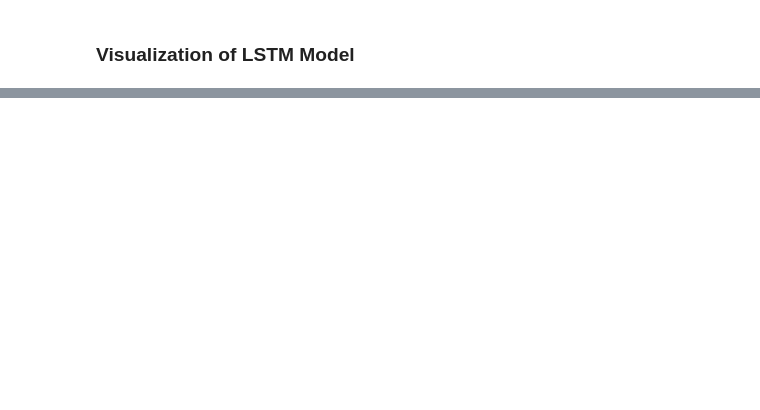
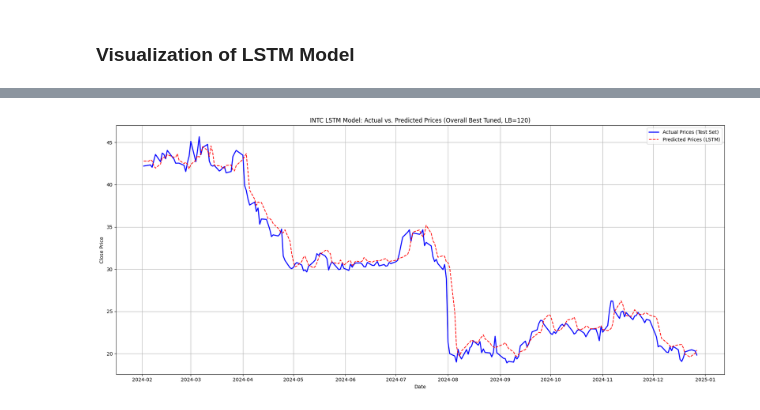
Before and after one commit to orevs-com/Stock-Market-Project, a Jupyter notebook: MSc_Final_Project.ipynb, the cells around one changed output, grey strips where cells are left out. Cells and saved outputs as stored; diff of their text form; code cells hidden in the pictures; blank space fills up the shorter version.

```diff
--- a/MSc_Final_Project.ipynb
+++ b/MSc_Final_Project.ipynb
@@ -928,0 +1157,89 @@ NameError: name 'Tickers' is not defined
+# %%
+print("\n--- Visualizing LSTM Model Predictions ---")
+if overall_best_ticker_val:
+    print(f"\n--- Overall Best LSTM Model: Actual vs. Predicted Prices for {overall_best_ticker_val} (LookBack={overall_best_look_back_val}) ---")
+    data_for_overall_best_plot = prepared_data_for_all_models['lstm'][overall_best_ticker_val][overall_best_look_back_val]
+
+    y_actual = data_for_overall_best_plot['best_y_actual_lstm_original_scale_for_plot']
+    y_predicted = data_for_overall_best_plot['best_y_pred_lstm_original_scale']
+    history_to_plot = data_for_overall_best_plot['best_lstm_training_history']
+
+    y_predicted_series = pd.Series(y_predicted.flatten(), index=y_actual.index, name='Predicted Close')
+
+    plt.figure(figsize=(18, 8))
+    plt.plot(y_actual.index, y_actual, label='Actual Prices (Test Set)', color='blue', linewidth=2)
+    plt.plot(y_predicted_series.index, y_predicted_series, label='Predicted Prices (LSTM)', color='red', linestyle='--', linewidth=1.5)
+    plt.title(f'{overall_best_ticker_val} LSTM Model: Actual vs. Predicted Prices (Overall Best Tuned, LB={overall_best_look_back_val})')
+    plt.xlabel('Date')
+    plt.ylabel('Close Price')
+    plt.legend()
+    plt.grid(True)
+    plt.tight_layout()
+    plt.show()
+    plt.savefig(os.path.join(Plots_Output_Path, f"{overall_best_ticker_val}_LSTM_Actual_vs_Predicted_OverallBest_LB{overall_best_look_back_val}.png"))
+    plt.close()
+
+    print(f"\n--- LSTM Training History for {overall_best_ticker_val} (Overall Best Tuned, LB={overall_best_look_back_val}) ---")
+
+    plt.figure(figsize=(10, 6))
+    plt.plot(history_to_plot['loss'], label='Train Loss')
+    plt.plot(history_to_plot['val_loss'], label='Validation Loss')
+    plt.title(f'{overall_best_ticker_val} LSTM Training History (Overall Best Tuned, LB={overall_best_look_back_val})')
+    plt.xlabel('Epoch')
+    plt.ylabel('Loss (MSE)')
+    plt.legend()
+    plt.grid(True)
+    plt.tight_layout()
+    plt.show()
+    plt.savefig(os.path.join(Plots_Output_Path, f"{overall_best_ticker_val}_LSTM_Training_History_OverallBest_LB{overall_best_look_back_val}.png"))
+    plt.close()
+else:
+    print("No overall best LSTM model found for visualization.")
+
+
+print("\n--- Visualizing LSTM Model Predictions for ALL Tickers ---")
+
+all_tuned_lstm_tickers = []
+for ticker_name, look_back_data in prepared_data_for_all_models['lstm'].items():
+    if look_back_data:
+        best_rmse_for_ticker = float('inf')
+        best_look_back_for_ticker = None
+        for lb, data in look_back_data.items():
+            if 'best_rmse' in data and data['best_rmse'] < best_rmse_for_ticker:
+                best_rmse_for_ticker = data['best_rmse']
+                best_look_back_for_ticker = lb
+        if best_look_back_for_ticker is not None:
+            all_tuned_lstm_tickers.append((ticker_name, best_look_back_for_ticker, look_back_data[best_look_back_for_ticker]))
+
+if all_tuned_lstm_tickers:
+    num_tickers_to_plot = len(all_tuned_lstm_tickers)
+    n_cols = 3
+    n_rows = math.ceil(num_tickers_to_plot / n_cols)
+
+    fig, axes = plt.subplots(n_rows, n_cols, figsize=(n_cols * 7, n_rows * 4), squeeze=False)
+    axes = axes.flatten()
+
+    for i, (ticker_name, lb, data) in enumerate(all_tuned_lstm_tickers):
+        ax = axes[i]
+        y_actual = data['best_y_actual_lstm_original_scale_for_plot']
+        # Corrected line: use y_predicted specific to the current ticker
+        y_predicted = pd.Series(data['best_y_pred_lstm_original_scale'].flatten(), index=y_actual.index, name='Predicted Close')
+
+        ax.plot(y_actual.index, y_actual, label='Actual', color='blue', linewidth=1.5)
+        ax.plot(y_predicted.index, y_predicted, label='Predicted', color='red', linestyle='--', linewidth=1)
+        ax.set_title(f'{ticker_name} (LB={lb})')
+        ax.tick_params(axis='x', rotation=45)
+        ax.legend(loc='upper left', fontsize='small')
+        ax.grid(True)
+
+    for j in range(num_tickers_to_plot, len(axes)):
+        axes[j].set_visible(False)
+
+    plt.suptitle('LSTM Model: Actual vs. Predicted Prices for All Tuned Tickers (Best LookBack per Ticker)', fontsize=16, y=1.02)
+    plt.tight_layout(rect=[0, 0.03, 1, 0.98])
+    plt.show()
+    plt.savefig(os.path.join(Plots_Output_Path, 'All_Tickers_LSTM_Actual_vs_Predicted_PerTickerBestLB.png'))
+    plt.close()
+else:
+    print("No LSTM model predictions available for plotting all tickers.")
+# %% [output]
@@ -928,0 +1249 @@ NameError: name 'Tickers' is not defined
+[figure, added]
```
Also changed, not shown: parts of 25 cells of this notebook.
